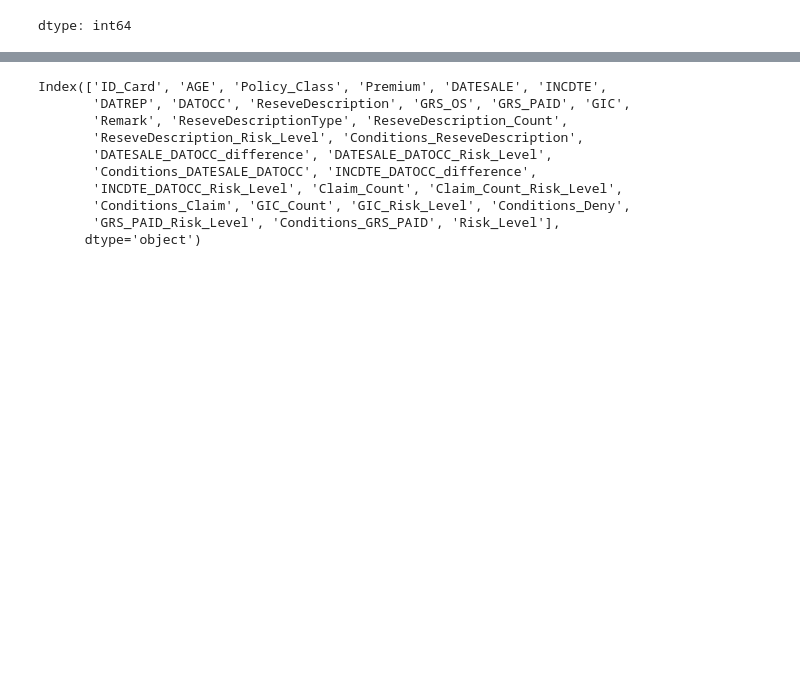
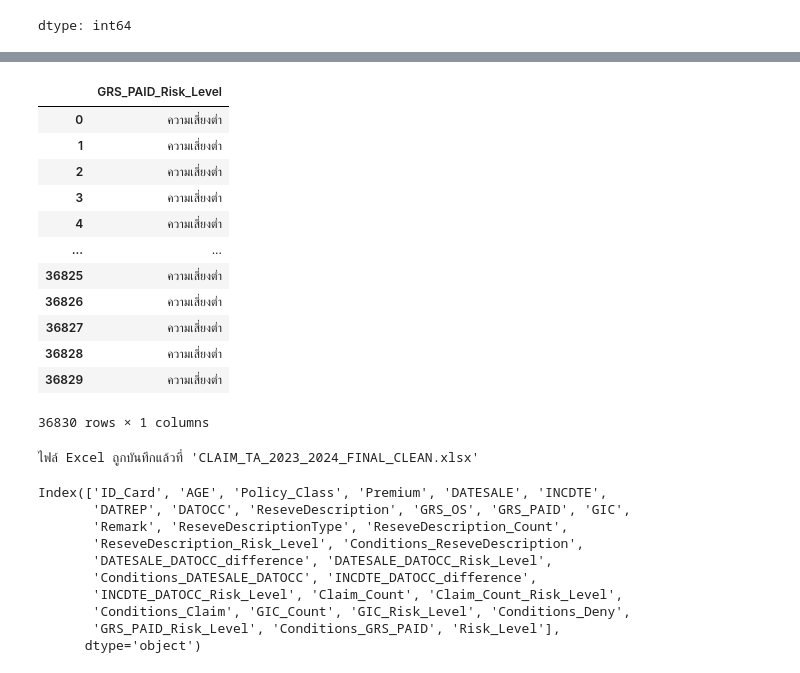
Before and after one commit to Suchada2000/MY-WORK, a Jupyter notebook: Untitled43.ipynb, the cells around one changed output, grey strips where cells are left out. Cells and saved outputs as stored; diff of their text form; code cells hidden in the pictures; blank space fills up the shorter version.

```diff
--- a/Untitled43.ipynb
+++ b/Untitled43.ipynb
@@ -1198,42 +1182,3 @@ df_combined['Conditions_GRS_PAID'].value_counts()
 | มากกว่า 4 แสน และ น้อยกว่า 6 แสน | 23 |
 | มากกว่า 4 แสน และ น้อยกว่าเท่ากับ... | 9 |
 dtype: int64
-# %%
-import pandas as pd
-
-# ฟังก์ชันกำหนดระดับความเสี่ยงจากจำนวน 'ความเสี่ยงสูง'
-def risk_level_from_count(high_risk_count, medium_risk_count, low_risk_count):
-    # ความเสี่ยงสูงมาก
-    if high_risk_count >= 1:
-        return 'ความเสี่ยงสูงมาก'
-    # ความเสี่ยงสูง
-    elif medium_risk_count >= 2:
-        return 'ความเสี่ยงสูงมาก'
-    # ความเสี่ยงปานกลาง
-    elif medium_risk_count >= 3:
-        return 'ความเสี่ยงสูง'
-    # ความเสี่ยงน้อย
-    elif low_risk_count > 0:
-        return 'ความเสี่ยงน้อย'
-    else:
-        return 'ไม่มีความเสี่ยง'
-
-# ฟังก์ชันในการคำนวณระดับความเสี่ยงของแต่ละแถว
-def determine_risk_level(row):
-    # นับจำนวน 'ความเสี่ยงสูงมาก'
-    high_risk_count = (row == 'ความเสี่ยงสูงมาก').sum()
-    # นับจำนวน 'ความเสี่ยงสูง'
-    medium_risk_count = (row == 'ความเสี่ยงสูง').sum()
-    # นับจำนวน 'ความเสี่ยงปานกลาง'
-    low_risk_count = (row == 'ความเสี่ยงปานกลาง').sum()
-    # นับจำนวน 'ความเสี่ยงน้อย'
-    very_low_risk_count = (row == 'ความเสี่ยงน้อย').sum()
-
-    # กำหนดระดับความเสี่ยง
-    return risk_level_from_count(high_risk_count, medium_risk_count, low_risk_count)
-
-# ใช้ apply() ในการประมวลผลแต่ละแถว (ไม่รวม 'ID_Card')
-df_combined['Risk_Level'] = df_combined.drop(columns=['ID_Card']).apply(determine_risk_level, axis=1)
-
-# แสดงผลลัพธ์
-print(df_combined[['ID_Card', 'Risk_Level']])
@@ -1280,3 +1261,31 @@ df_combined
+# %%
+selected_columns = ['GRS_PAID_Risk_Level']
+# %%
+df_selected = df_combined[selected_columns]
+# %%
+df_selected
+# %% [output]
+|  | GRS_PAID_Risk_Level |
+| 0 | ความเสี่ยงต่ำ |
+| 1 | ความเสี่ยงต่ำ |
+| 2 | ความเสี่ยงต่ำ |
+| 3 | ความเสี่ยงต่ำ |
+| 4 | ความเสี่ยงต่ำ |
+| ... | ... |
+| 36825 | ความเสี่ยงต่ำ |
+| 36826 | ความเสี่ยงต่ำ |
+| 36827 | ความเสี่ยงต่ำ |
+| 36828 | ความเสี่ยงต่ำ |
+| 36829 | ความเสี่ยงต่ำ |
+36830 rows × 1 columns
+# %%
+# บันทึก DataFrame เป็นไฟล์ Excel
+df_selected.to_excel('CLAIM_TA_2023_2024_FINAL_CLEAN.xlsx', index=False)
+
+# แจ้งว่าไฟล์ถูกบันทึกแล้ว
+print("ไฟล์ Excel ถูกบันทึกแล้วที่ 'CLAIM_TA_2023_2024_FINAL_CLEAN.xlsx'")
+# %% [output]
+ไฟล์ Excel ถูกบันทึกแล้วที่ 'CLAIM_TA_2023_2024_FINAL_CLEAN.xlsx'
 # %%
 print(df_combined.columns)
 # %% [output]
```
Also changed, not shown: parts of 13 cells of this notebook.
